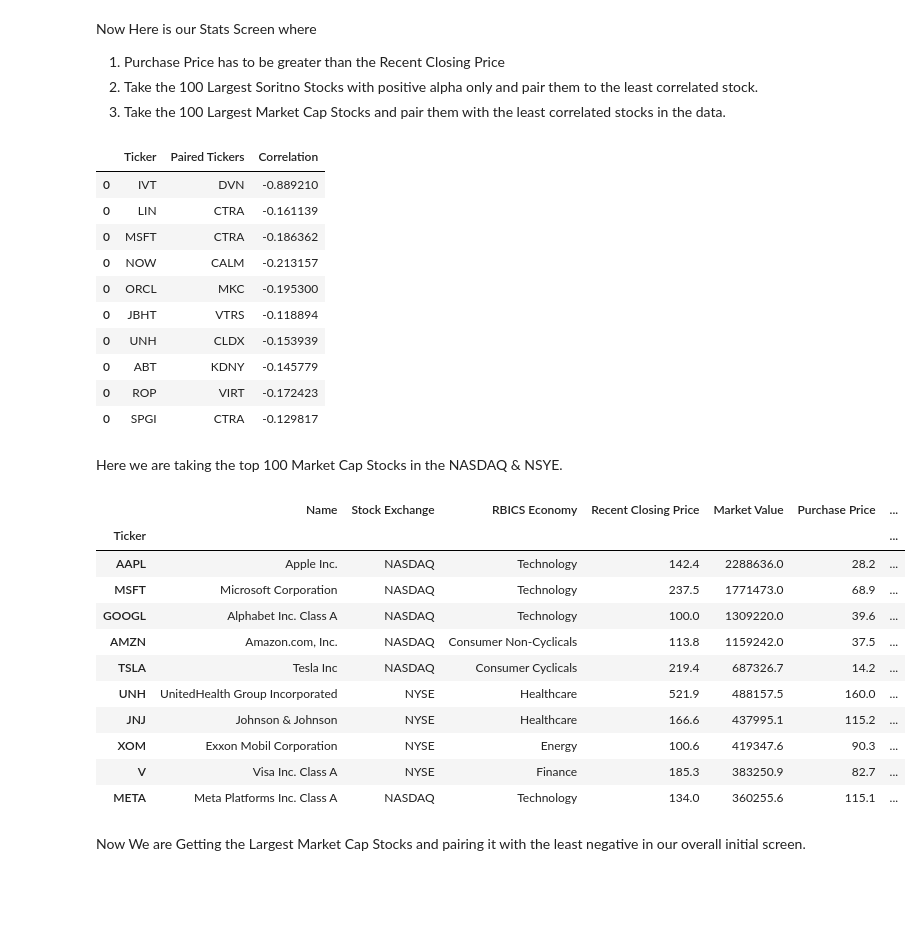
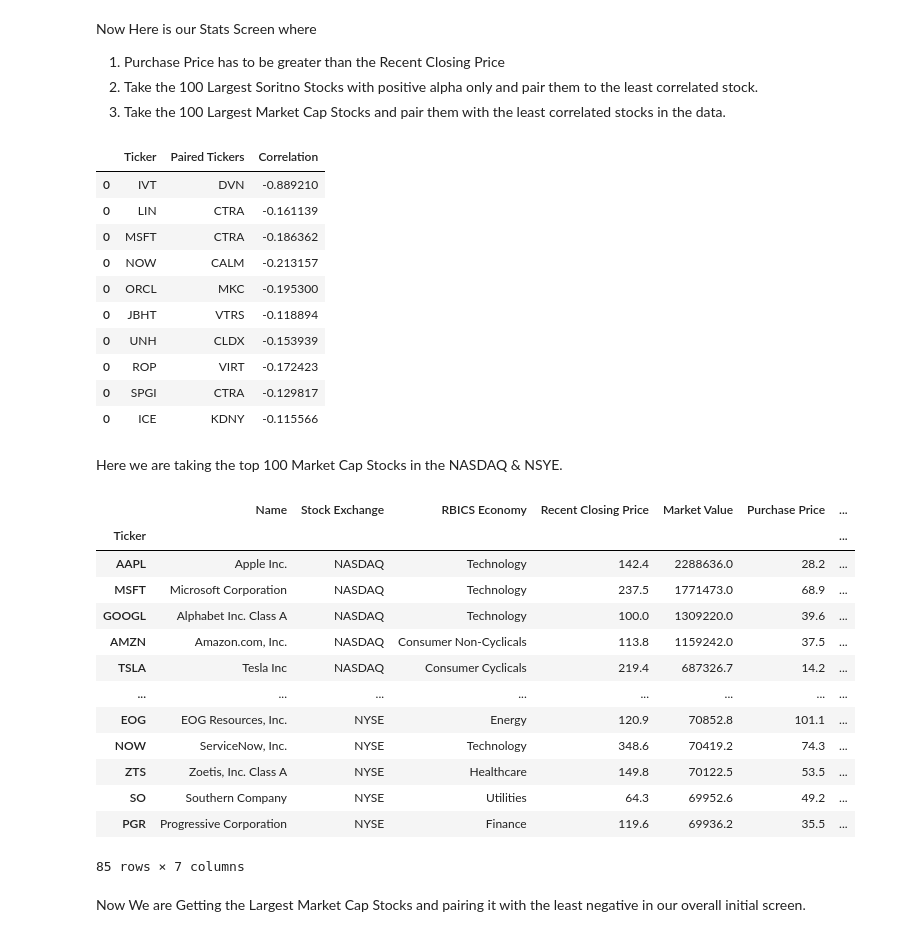
Before and after one commit to ts7even/not_ltcm, a Jupyter notebook: not_ltcm.ipynb, the cells around one changed output. Saved outputs shown, nothing was run; the diff lists cells and outputs as text; code cells hidden in the pictures; blank space fills up the shorter version.

```diff
--- a/not_ltcm.ipynb
+++ b/not_ltcm.ipynb
@@ -9,7 +9,7 @@ from tickers_list import tickers
 import matplotlib.pyplot as plt
 import seaborn as sns
 import plotly.express as px
-pd.set_option('display.max_rows', 500)
+pd.set_option('display.max_rows', 25)
 plt.style.use('fivethirtyeight')
 %matplotlib inline
 # %% [markdown]
@@ -159,9 +170,9 @@ correlation_of_arth_returns = pt_ret.corr() # Correlation Matrix of the arthmati
 correlation_of_log_returns = pt_log.corr() # Correlation Matrix of the log returns
 
 
-# Purchase Price has to be less than recent closing price
+# Purchase Price has to be less than recent closing price, Alpha Greater than 0
 data_screen = total_data[total_data['Purchase Price'] < total_data['Recent Closing Price']]
-data_screen = data_screen[(data_screen['Alpha'] > 0) & (data_screen['Beta'] < 3)]
+
 
 # Here we are getting the larget sortino ratio stocks
 largest_arth_sortino = data_screen.nlargest(100, 'Sortino Ratio (Arth)')
@@ -193,33 +204,35 @@ lowest_correlation.head(10)
 | 0 | ORCL | MKC | -0.195300 |
 | 0 | JBHT | VTRS | -0.118894 |
 | 0 | UNH | CLDX | -0.153939 |
-| 0 | ABT | KDNY | -0.145779 |
 | 0 | ROP | VIRT | -0.172423 |
 | 0 | SPGI | CTRA | -0.129817 |
+| 0 | ICE | KDNY | -0.115566 |
 # %% [markdown]
 Here we are taking the top 100 Market Cap Stocks in the NASDAQ & NSYE.
 # %%
 # Top 50 Largest Market Cap Stocks
 largest_market_cap = stock_data.nlargest(100, 'Market Value')
 largest_market_cap = largest_market_cap[largest_market_cap['Purchase Price'] < largest_market_cap['Recent Closing Price']]
 # Remove BRK.B from the list of largest_market_cap
 largest_market_cap = largest_market_cap[largest_market_cap.index != 'BRK.B']
 
 ticker_list_of_largest_market_cap = largest_market_cap.index.tolist()
-largest_market_cap.head(10)
+largest_market_cap
 # %% [output]
 |  | Name | Stock Exchange | RBICS Economy | Recent Closing Price | Market Value | Purchase Price | ... |
 | Ticker |  |  |  |  |  |  | ... |
 | AAPL | Apple Inc. | NASDAQ | Technology | 142.4 | 2288636.0 | 28.2 | ... |
 | MSFT | Microsoft Corporation | NASDAQ | Technology | 237.5 | 1771473.0 | 68.9 | ... |
 | GOOGL | Alphabet Inc. Class A | NASDAQ | Technology | 100.0 | 1309220.0 | 39.6 | ... |
 | AMZN | Amazon.com, Inc. | NASDAQ | Consumer Non-Cyclicals | 113.8 | 1159242.0 | 37.5 | ... |
 | TSLA | Tesla Inc | NASDAQ | Consumer Cyclicals | 219.4 | 687326.7 | 14.2 | ... |
-| UNH | UnitedHealth Group Incorporated | NYSE | Healthcare | 521.9 | 488157.5 | 160.0 | ... |
-| JNJ | Johnson & Johnson | NYSE | Healthcare | 166.6 | 437995.1 | 115.2 | ... |
-| XOM | Exxon Mobil Corporation | NYSE | Energy | 100.6 | 419347.6 | 90.3 | ... |
-| V | Visa Inc. Class A | NYSE | Finance | 185.3 | 383250.9 | 82.7 | ... |
-| META | Meta Platforms Inc. Class A | NASDAQ | Technology | 134.0 | 360255.6 | 115.1 | ... |
+| ... | ... | ... | ... | ... | ... | ... | ... |
+| EOG | EOG Resources, Inc. | NYSE | Energy | 120.9 | 70852.8 | 101.1 | ... |
+| NOW | ServiceNow, Inc. | NYSE | Technology | 348.6 | 70419.2 | 74.3 | ... |
+| ZTS | Zoetis, Inc. Class A | NYSE | Healthcare | 149.8 | 70122.5 | 53.5 | ... |
+| SO | Southern Company | NYSE | Utilities | 64.3 | 69952.6 | 49.2 | ... |
+| PGR | Progressive Corporation | NYSE | Finance | 119.6 | 69936.2 | 35.5 | ... |
+85 rows × 7 columns
 # %% [markdown]
 Now We are Getting the Largest Market Cap Stocks and pairing it with the least negative in our overall initial screen.
 # %%
```
Also changed, not shown: parts of 4 cells of this notebook.
